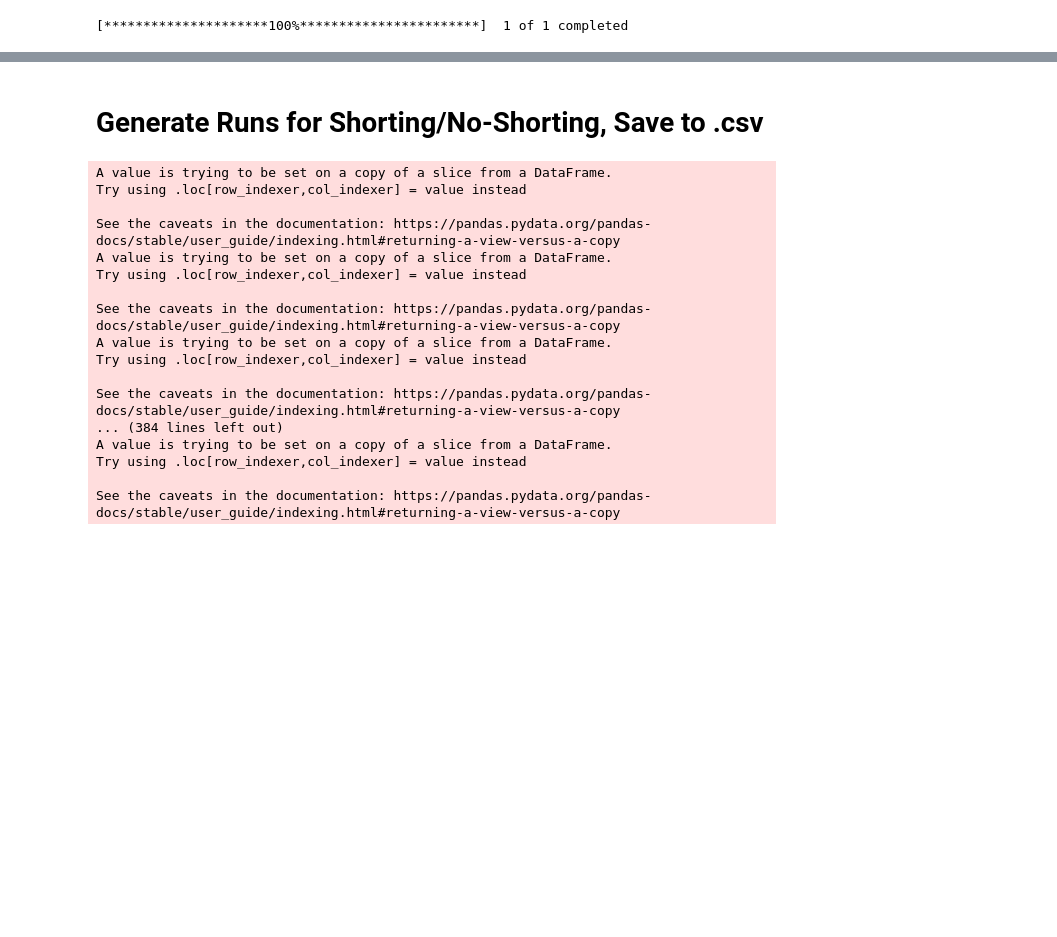
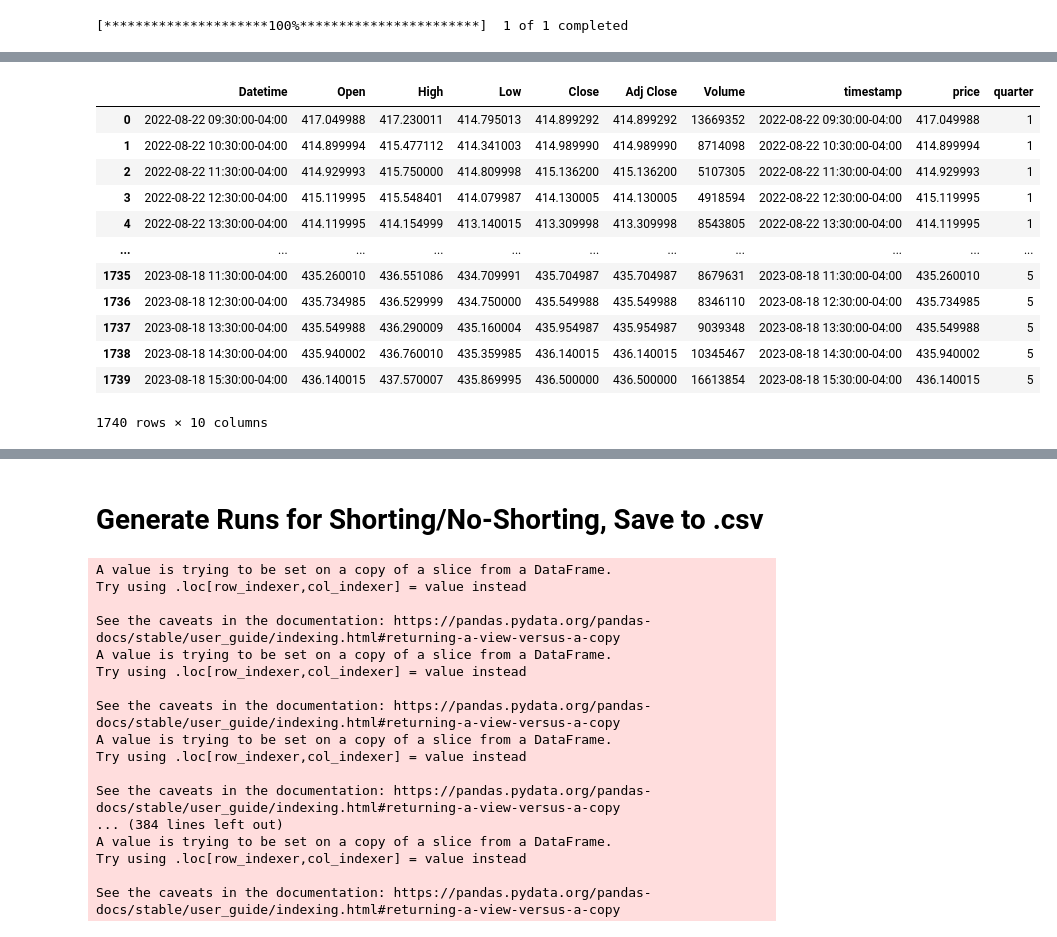
Before and after one commit to hansenrhan/sp500_backtesting_analysis, a Jupyter notebook: mean_reversion_analysis.ipynb, the cells around one changed output, grey strips where cells are left out. Drawn from its saved outputs; the diff is of its cells as text; code cells hidden in the pictures; blank space fills up the shorter version.

Commit message:
Fixed quarterly reporting mechanism

```diff
--- a/mean_reversion_analysis.ipynb
+++ b/mean_reversion_analysis.ipynb
@@ -7,9 +8,17 @@ import pandas as pd
 # %%
 import yfinance as yf
+from datetime import datetime, timedelta
 
-# Set the start and end dates for the historical data
-start_date = '2021-06-14'
-end_date = '2023-06-13'
+# Get today's date
+today = datetime.now()
+
+# Get the date from 2 years ago
+two_years_ago = today - timedelta(days=1*364) # TODO - change back to 2 years
+
+# Format the dates as requested
+end_date = today.strftime("%Y-%m-%d")
+start_date = two_years_ago.strftime("%Y-%m-%d")
+
 
 # Fetch the historical SPY data from Yahoo Finance
 spy_data = yf.download('SPY', start=start_date, end=end_date, interval='1h')
@@ -23,3 +48,38 @@ spy_data['price'] = spy_data['Open']
+# %%
+# add quarters to the data
+
+
+# Assuming your DataFrame is named 'spy_data'
+# Make sure the 'Datetime' column is in datetime format
+spy_data['Datetime'] = pd.to_datetime(spy_data['Datetime'])
+
+# Calculate the start date and year of the first entry
+start_date = spy_data['Datetime'].min()
+start_year = start_date.year
+
+# Create a function to calculate the quarter
+def calculate_quarter(row):
+    months_passed = (row['Datetime'].year - start_year) * 12 + row['Datetime'].month - start_date.month
+    return (months_passed // 3) + 1
+
+# Apply the function to create the 'quarter' column
+spy_data['quarter'] = spy_data.apply(calculate_quarter, axis=1)
+
+spy_data
+# %% [output]
+|  | Datetime | Open | High | Low | Close | Adj Close | Volume | timestamp | price | quarter |
+| 0 | 2022-08-22 09:30:00-04:00 | 417.049988 | 417.230011 | 414.795013 | 414.899292 | 414.899292 | 13669352 | 2022-08-22 09:30:00-04:00 | 417.049988 | 1 |
+| 1 | 2022-08-22 10:30:00-04:00 | 414.899994 | 415.477112 | 414.341003 | 414.989990 | 414.989990 | 8714098 | 2022-08-22 10:30:00-04:00 | 414.899994 | 1 |
+| 2 | 2022-08-22 11:30:00-04:00 | 414.929993 | 415.750000 | 414.809998 | 415.136200 | 415.136200 | 5107305 | 2022-08-22 11:30:00-04:00 | 414.929993 | 1 |
+| 3 | 2022-08-22 12:30:00-04:00 | 415.119995 | 415.548401 | 414.079987 | 414.130005 | 414.130005 | 4918594 | 2022-08-22 12:30:00-04:00 | 415.119995 | 1 |
+| 4 | 2022-08-22 13:30:00-04:00 | 414.119995 | 414.154999 | 413.140015 | 413.309998 | 413.309998 | 8543805 | 2022-08-22 13:30:00-04:00 | 414.119995 | 1 |
+| ... | ... | ... | ... | ... | ... | ... | ... | ... | ... | ... |
+| 1735 | 2023-08-18 11:30:00-04:00 | 435.260010 | 436.551086 | 434.709991 | 435.704987 | 435.704987 | 8679631 | 2023-08-18 11:30:00-04:00 | 435.260010 | 5 |
+| 1736 | 2023-08-18 12:30:00-04:00 | 435.734985 | 436.529999 | 434.750000 | 435.549988 | 435.549988 | 8346110 | 2023-08-18 12:30:00-04:00 | 435.734985 | 5 |
+| 1737 | 2023-08-18 13:30:00-04:00 | 435.549988 | 436.290009 | 435.160004 | 435.954987 | 435.954987 | 9039348 | 2023-08-18 13:30:00-04:00 | 435.549988 | 5 |
+| 1738 | 2023-08-18 14:30:00-04:00 | 435.940002 | 436.760010 | 435.359985 | 436.140015 | 436.140015 | 10345467 | 2023-08-18 14:30:00-04:00 | 435.940002 | 5 |
+| 1739 | 2023-08-18 15:30:00-04:00 | 436.140015 | 437.570007 | 435.869995 | 436.500000 | 436.500000 | 16613854 | 2023-08-18 15:30:00-04:00 | 436.140015 | 5 |
+1740 rows × 10 columns
 # %%
 import numpy as np
 
```
Also changed, not shown: parts of 6 cells of this notebook.
